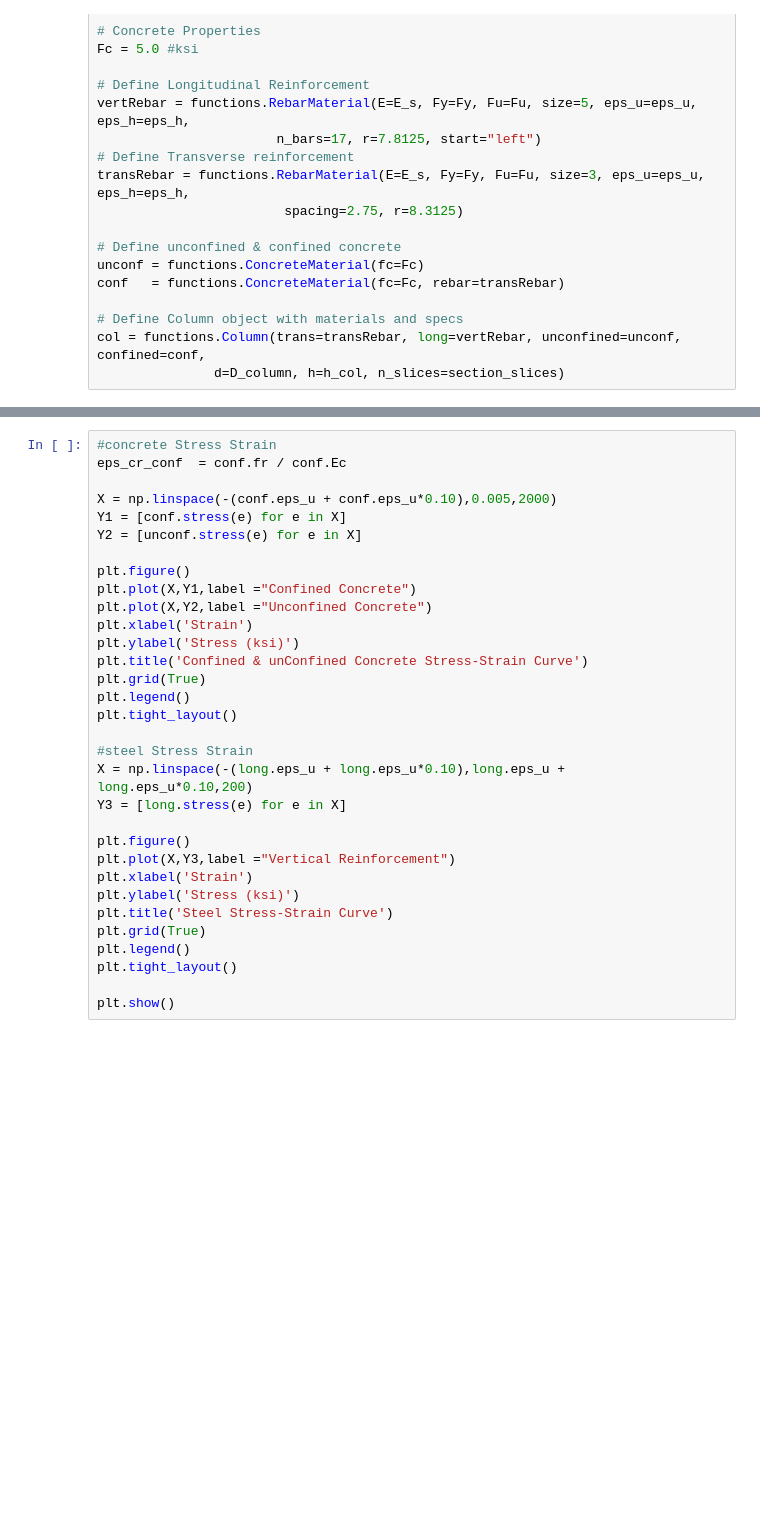
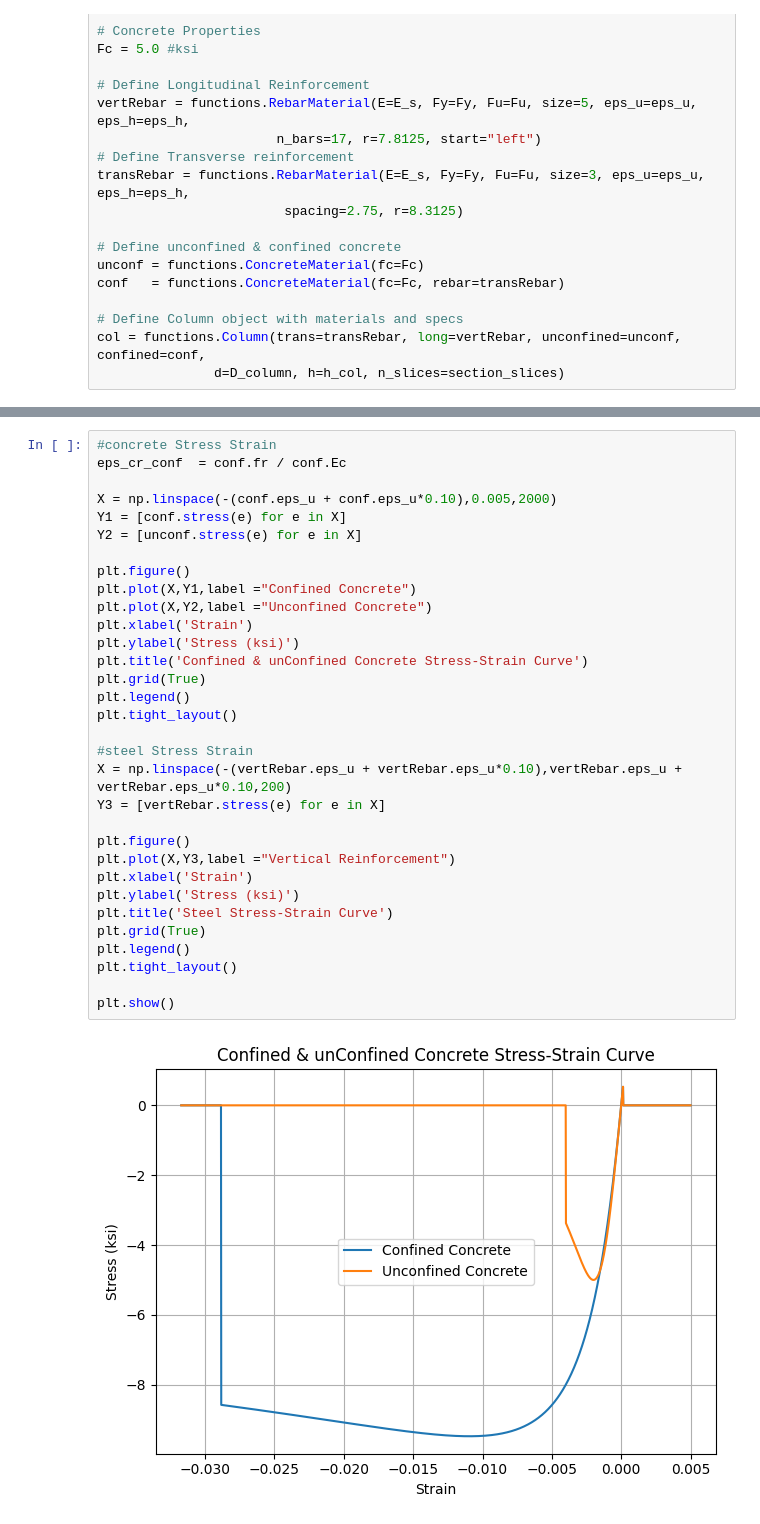
Before and after one commit to cnavea/MomentCurvature, a Jupyter notebook: MomentCurvatureAnalysis.ipynb, the cells around one changed output, grey strips where cells are left out. Saved outputs shown, nothing was run; the diff lists cells and outputs as text; blank space fills up the shorter version.

```diff
--- a/MomentCurvatureAnalysis.ipynb
+++ b/MomentCurvatureAnalysis.ipynb
@@ -127,32 +135,34 @@ plt.show()
 # %%
 #concrete Stress Strain
 eps_cr_conf  = conf.fr / conf.Ec
 
 X = np.linspace(-(conf.eps_u + conf.eps_u*0.10),0.005,2000)
 Y1 = [conf.stress(e) for e in X]
 Y2 = [unconf.stress(e) for e in X]
 
 plt.figure()
 plt.plot(X,Y1,label ="Confined Concrete")
 plt.plot(X,Y2,label ="Unconfined Concrete")
 plt.xlabel('Strain')
 plt.ylabel('Stress (ksi)')
 plt.title('Confined & unConfined Concrete Stress-Strain Curve')
 plt.grid(True)
 plt.legend()
 plt.tight_layout()
 
 #steel Stress Strain
-X = np.linspace(-(long.eps_u + long.eps_u*0.10),long.eps_u + long.eps_u*0.10,200)
-Y3 = [long.stress(e) for e in X]
+X = np.linspace(-(vertRebar.eps_u + vertRebar.eps_u*0.10),vertRebar.eps_u + vertRebar.eps_u*0.10,200)
+Y3 = [vertRebar.stress(e) for e in X]
 
 plt.figure()
 plt.plot(X,Y3,label ="Vertical Reinforcement")
 plt.xlabel('Strain')
 plt.ylabel('Stress (ksi)')
 plt.title('Steel Stress-Strain Curve')
 plt.grid(True)
 plt.legend()
 plt.tight_layout()
 
 plt.show()
+# %% [output]
+[figure, added]
```
Also changed, not shown: parts of 7 cells of this notebook.
